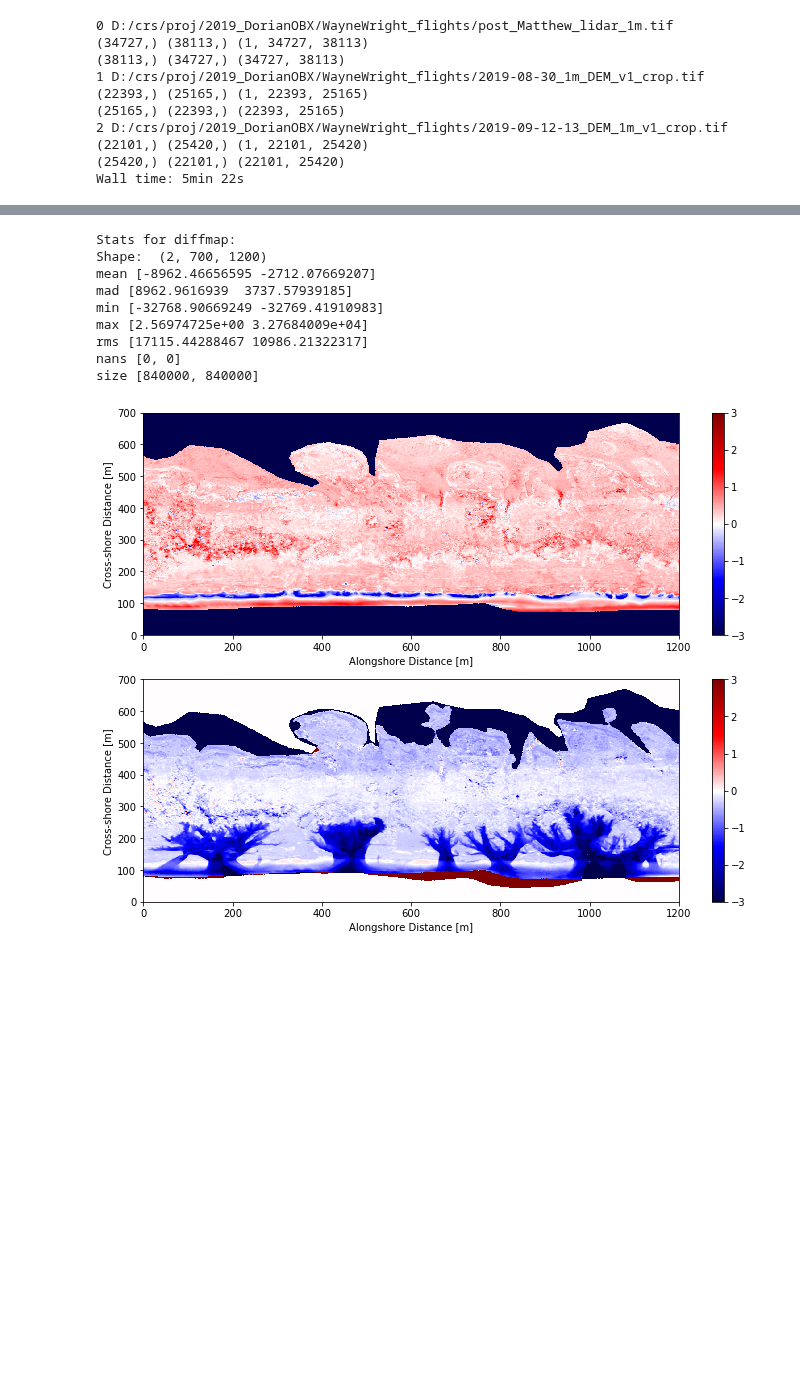
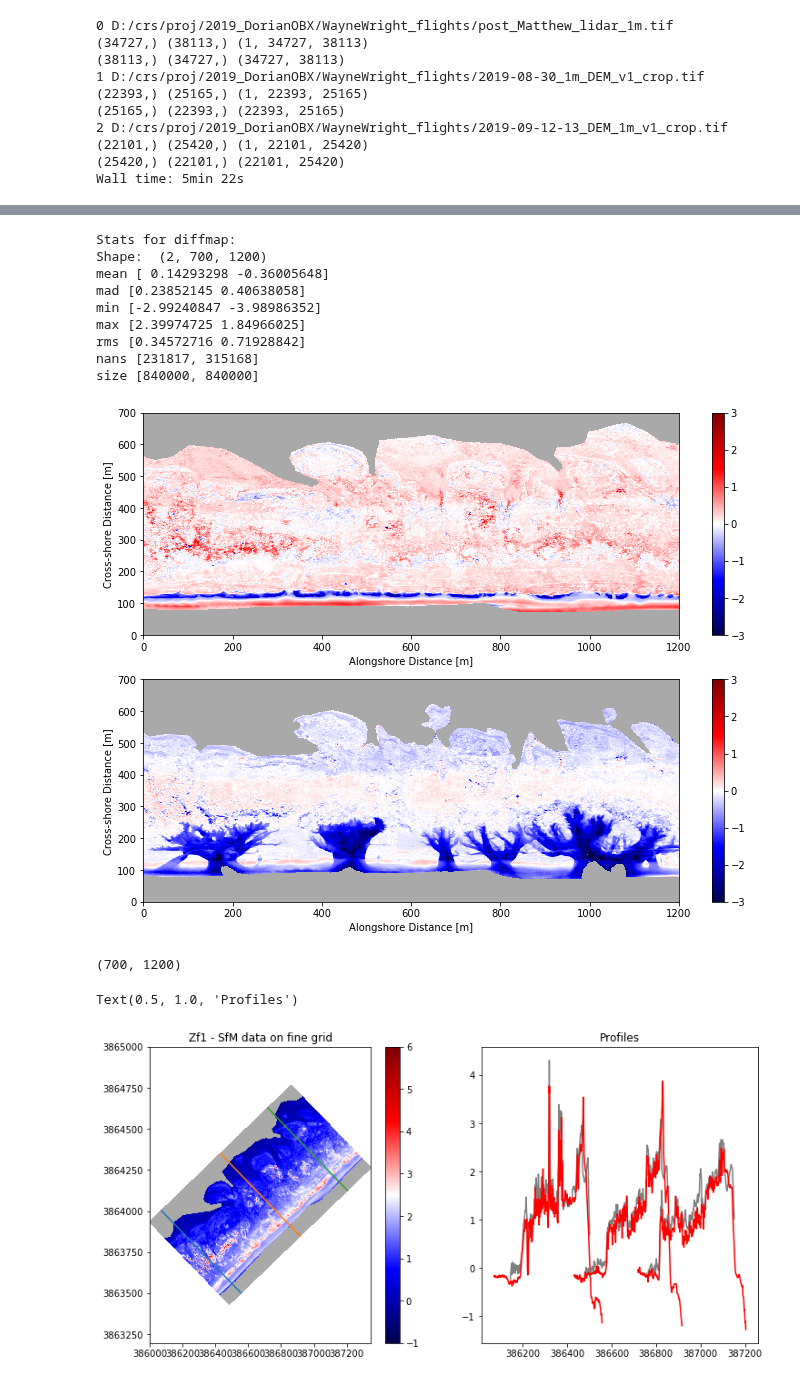
Before and after one commit to csherwood-usgs/CoreBx, a Jupyter notebook: Core_Bx_grid1.ipynb, the cells around one changed output, grey strips where cells are left out. Drawn from its saved outputs; the diff is of its cells as text; code cells hidden in the pictures; blank space fills up the shorter version.

Commit message:
grids for another spot

```diff
--- a/Core_Bx_grid1.ipynb
+++ b/Core_Bx_grid1.ipynb
@@ -277,5 +273,5 @@ size [840000, 840000]
 # %%
-diffmap = np.diff(dsa,axis=0)
+diffmap = np.diff(dsaa,axis=0)
 print("Stats for diffmap:")
 map_stats(diffmap)
 # plot diff maps
@@ -292,11 +288,33 @@ for i in range(2):
 # %% [output]
 Stats for diffmap:
 Shape:  (2, 700, 1200)
-mean [-8962.46656595 -2712.07669207]
-mad [8962.9616939  3737.57939185]
-min [-32768.90669249 -32769.41910983]
-max [2.56974725e+00 3.27684009e+04]
-rms [17115.44288467 10986.21322317]
-nans [0, 0]
+mean [ 0.14293298 -0.36005648]
+mad [0.23852145 0.40638058]
+min [-2.99240847 -3.98986352]
+max [2.39974725 1.84966025]
+rms [0.34572716 0.71928842]
+nans [231817, 315168]
 size [840000, 840000]
-[figure, old version]
+[figure, new version]
+# %%
+np.shape(xu)
+# %% [output]
+(700, 1200)
+# %%
+fig = plt.figure(figsize=(12,6))
+plt.subplot(1,2,1)
+plt.pcolormesh(xu,yu,dsaa[1,:,:],vmin=-1,vmax=6,cmap=dcmap)
+for i in np.array([100,600,1000]):
+    plt.plot(xu[:,i],yu[:,i],'-')
+plt.title('Zf1 - SfM data on fine grid')
+plt.colorbar()
+plt.axis('equal');
+plt.subplot(1,2,2)
+for i in np.array([100,600,1000]):
+    plt.plot(xu[:,i],dsaa[1,:,i],'-',color='gray',label='post')
+    plt.plot(xu[:,i],dsaa[0,:,i],'-',color='red',label='lidar')
+
+plt.title('Profiles')
+# %% [output]
+Text(0.5, 1.0, 'Profiles')
+[figure, added]
```
Also changed, not shown: parts of 3 cells of this notebook.
